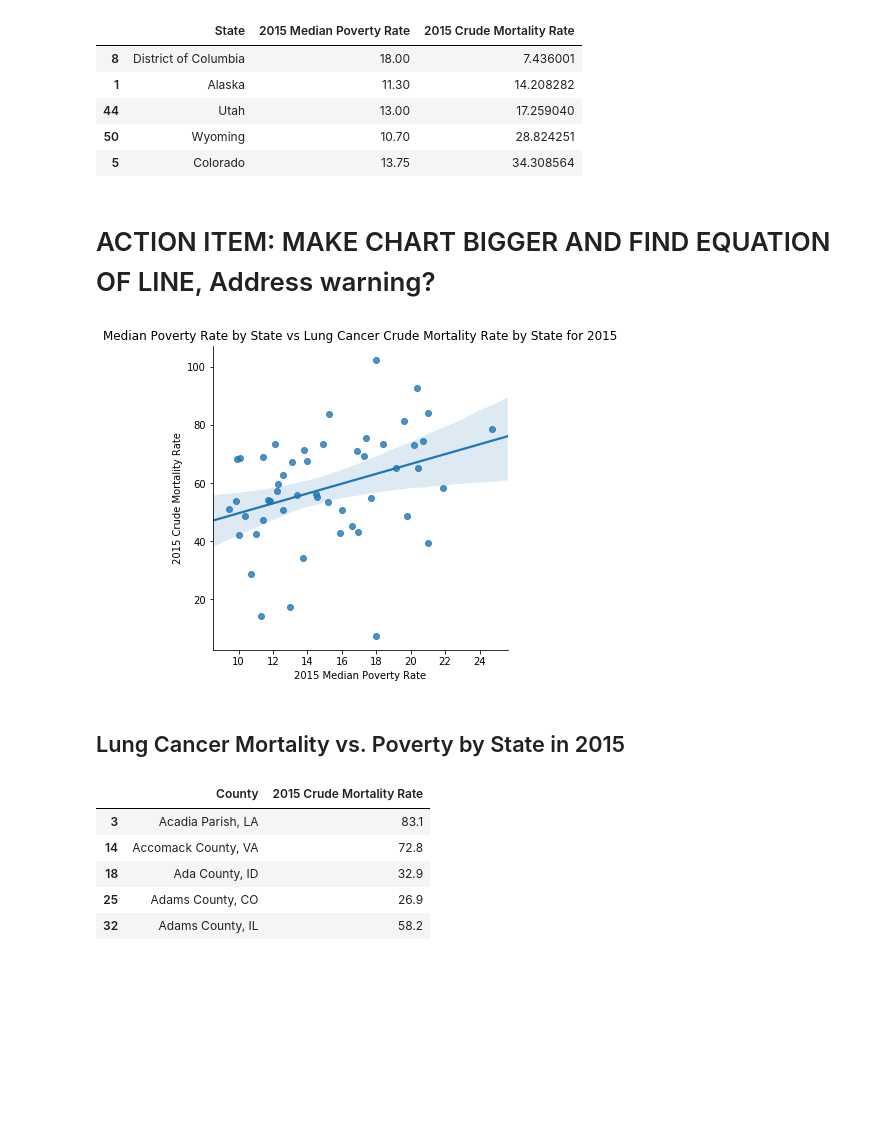
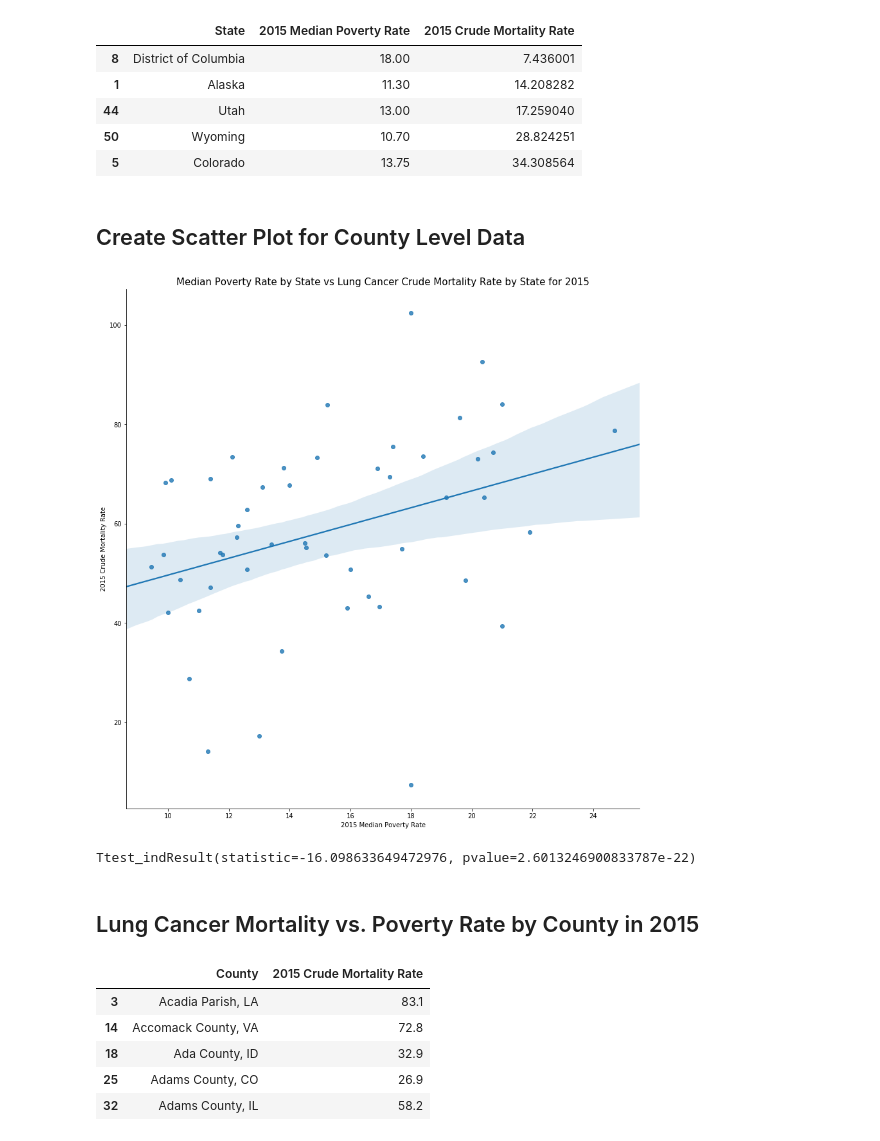
Before and after one commit to gretelup/dataviz-project1, a Jupyter notebook: data_analysis.ipynb, the cells around one changed output. Saved outputs shown, nothing was run; the diff lists cells and outputs as text; code cells hidden in the pictures; blank space fills up the shorter version.

```diff
--- a/data_analysis.ipynb
+++ b/data_analysis.ipynb
@@ -308,19 +309,25 @@ deathPovertyRateDF.head()
 | 44 | Utah | 13.00 | 17.259040 |
 | 50 | Wyoming | 10.70 | 28.824251 |
 | 5 | Colorado | 13.75 | 34.308564 |
-# %% [markdown]
-# ACTION ITEM: MAKE CHART BIGGER AND FIND EQUATION OF LINE, Address warning?
+# %% [markdown]
+## Create Scatter Plot for County Level Data
 # %%
 # Create scatter plot with regression line of median poverty rate v. crude mortality rate for 2015
 
-sns.lmplot(x='2015 Median Poverty Rate',y='2015 Crude Mortality Rate',data=deathPovertyRateDF, fit_reg=True)
-plt.title('Median Poverty Rate by State vs Lung Cancer Crude Mortality Rate by State for 2015')
-plt.savefig(os.path.join('Output', 'Poverty_v_Cancer_State_Scatter.png'))
+sns.lmplot(x='2015 Median Poverty Rate',y='2015 Crude Mortality Rate',data=deathPovertyRateDF, fit_reg=True,
+           height=12, sharey = 'all')
+plt.title('Median Poverty Rate by State vs Lung Cancer Crude Mortality Rate by State for 2015', size=15)
+plt.savefig(os.path.join("Output", "Poverty_v_Cancer_State_Scatter.png"))
 plt.show()
 # %% [output]
-[figure, old version]
+[figure, new version]
+# %%
+stats.ttest_ind(deathPovertyRateDF['2015 Median Poverty Rate'], deathPovertyRateDF['2015 Crude Mortality Rate'],
+                equal_var=False)
+# %% [output]
+Ttest_indResult(statistic=-16.098633649472976, pvalue=2.6013246900833787e-22)
 # %% [markdown]
-## Lung Cancer Mortality vs. Poverty by State in 2015
+## Lung Cancer Mortality vs. Poverty Rate by County in 2015
 # %%
 # Create dataframe of crude rate of cancer deaths in 2015 by county
 
```
Also changed, not shown: parts of 11 cells of this notebook, 7 other files.
